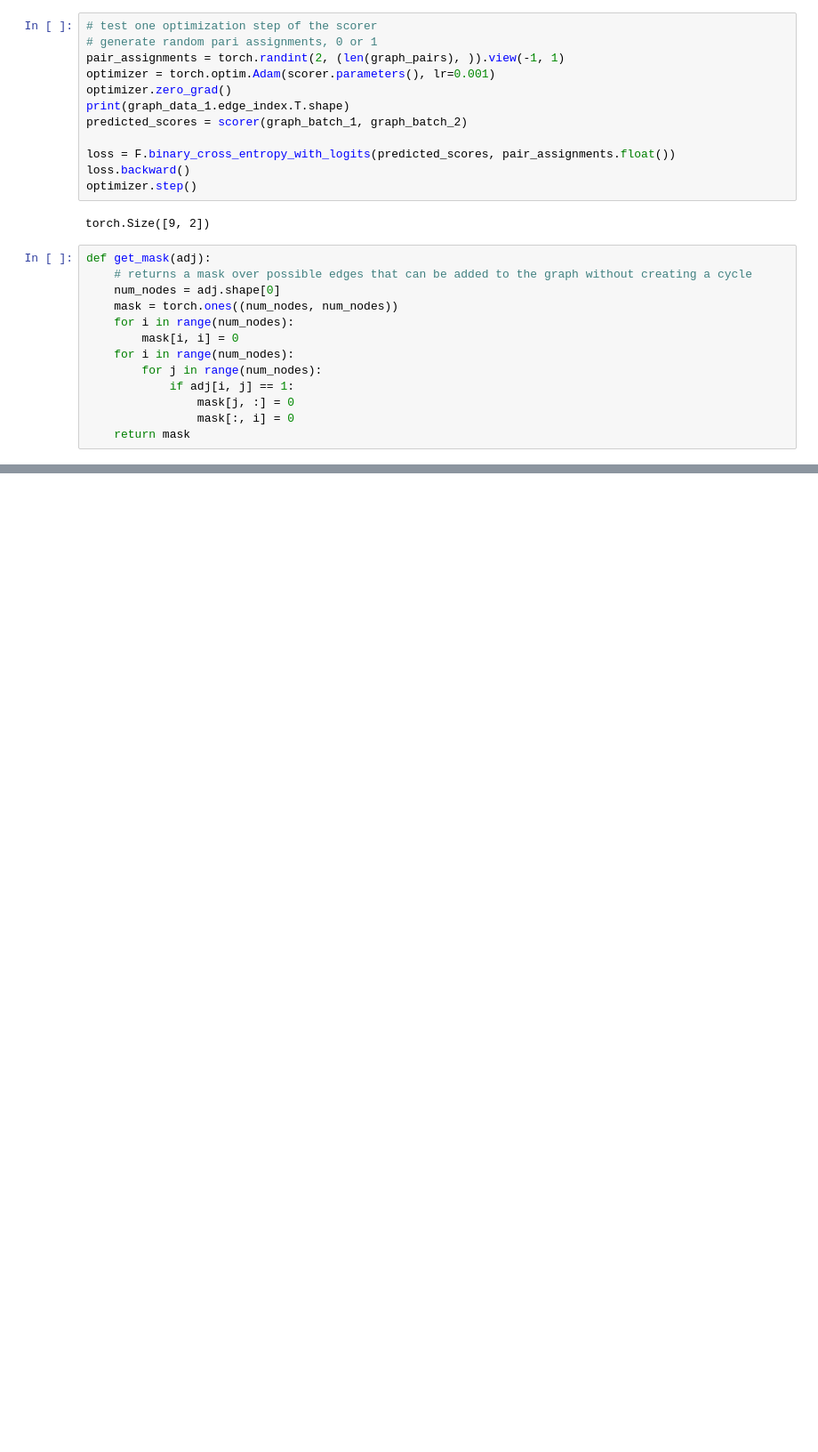
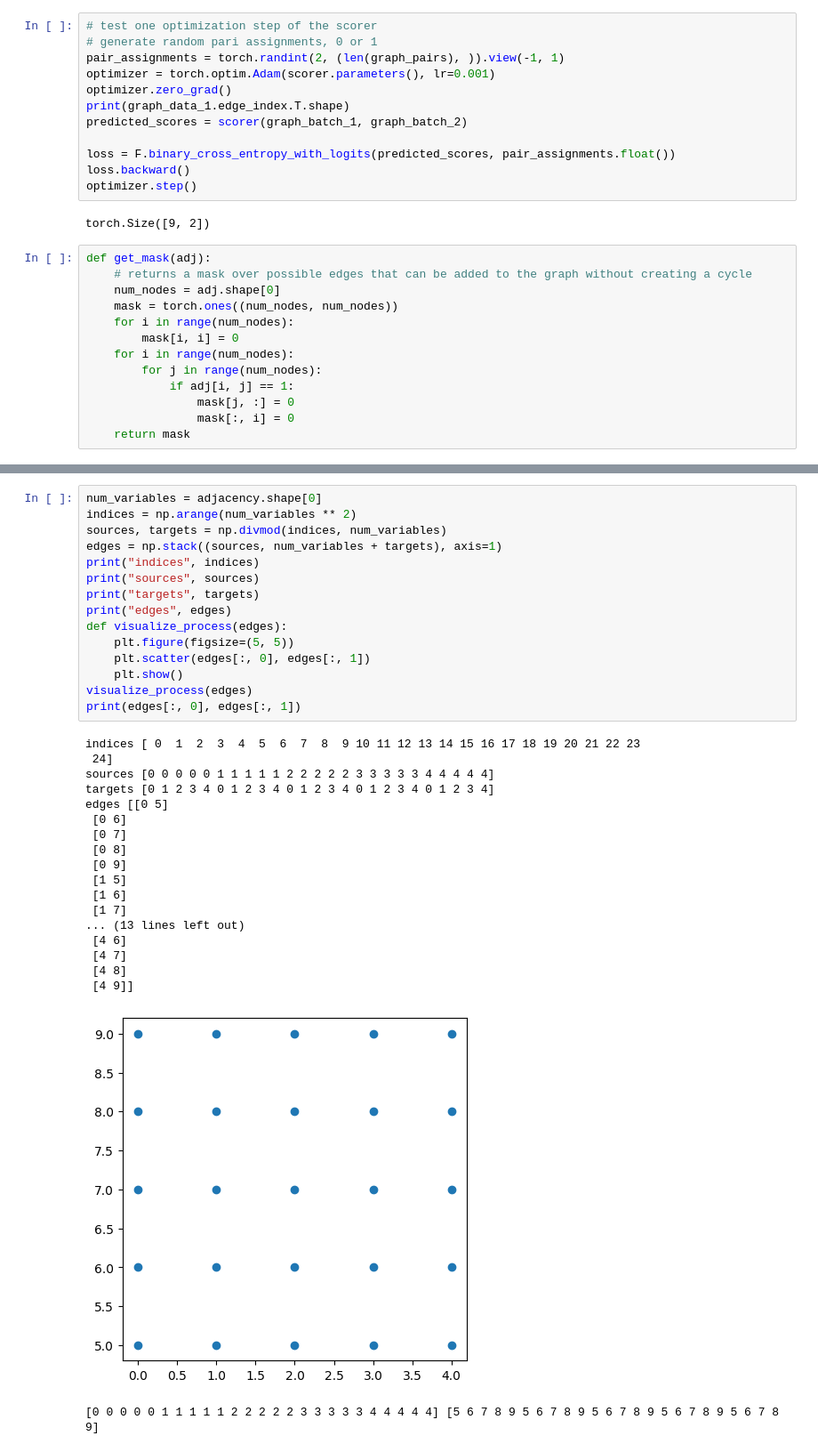
Before and after one commit to jeremygatineau/GFlow-Net-for-Latent-Graph-Representation, a Jupyter notebook: test.ipynb, the cells around one changed output, grey strips where cells are left out. Shown at 89% size. Saved outputs shown, nothing was run; the diff lists cells and outputs as text; blank space fills up the shorter version.

```diff
--- a/test.ipynb
+++ b/test.ipynb
@@ -189,0 +214,35 @@ RuntimeError: Tensors must have same number of dimensions: got 3 and 2
+# %%
+num_variables = adjacency.shape[0]
+indices = np.arange(num_variables ** 2)
+sources, targets = np.divmod(indices, num_variables)
+edges = np.stack((sources, num_variables + targets), axis=1)
+print("indices", indices)
+print("sources", sources)
+print("targets", targets)
+print("edges", edges)
+def visualize_process(edges):
+    plt.figure(figsize=(5, 5))
+    plt.scatter(edges[:, 0], edges[:, 1])
+    plt.show()
+visualize_process(edges)
+print(edges[:, 0], edges[:, 1])
+# %% [output]
+indices [ 0  1  2  3  4  5  6  7  8  9 10 11 12 13 14 15 16 17 18 19 20 21 22 23
+ 24]
+sources [0 0 0 0 0 1 1 1 1 1 2 2 2 2 2 3 3 3 3 3 4 4 4 4 4]
+targets [0 1 2 3 4 0 1 2 3 4 0 1 2 3 4 0 1 2 3 4 0 1 2 3 4]
+edges [[0 5]
+ [0 6]
+ [0 7]
+ [0 8]
+ [0 9]
+ [1 5]
+ [1 6]
+ [1 7]
+... (13 lines left out)
+ [4 6]
+ [4 7]
+ [4 8]
+ [4 9]]
+[figure, added]
+[0 0 0 0 0 1 1 1 1 1 2 2 2 2 2 3 3 3 3 3 4 4 4 4 4] [5 6 7 8 9 5 6 7 8 9 5 6 7 8 9 5 6 7 8 9 5 6 7 8 9]
```
Also changed, not shown: parts of 4 cells of this notebook, 2 other files.
